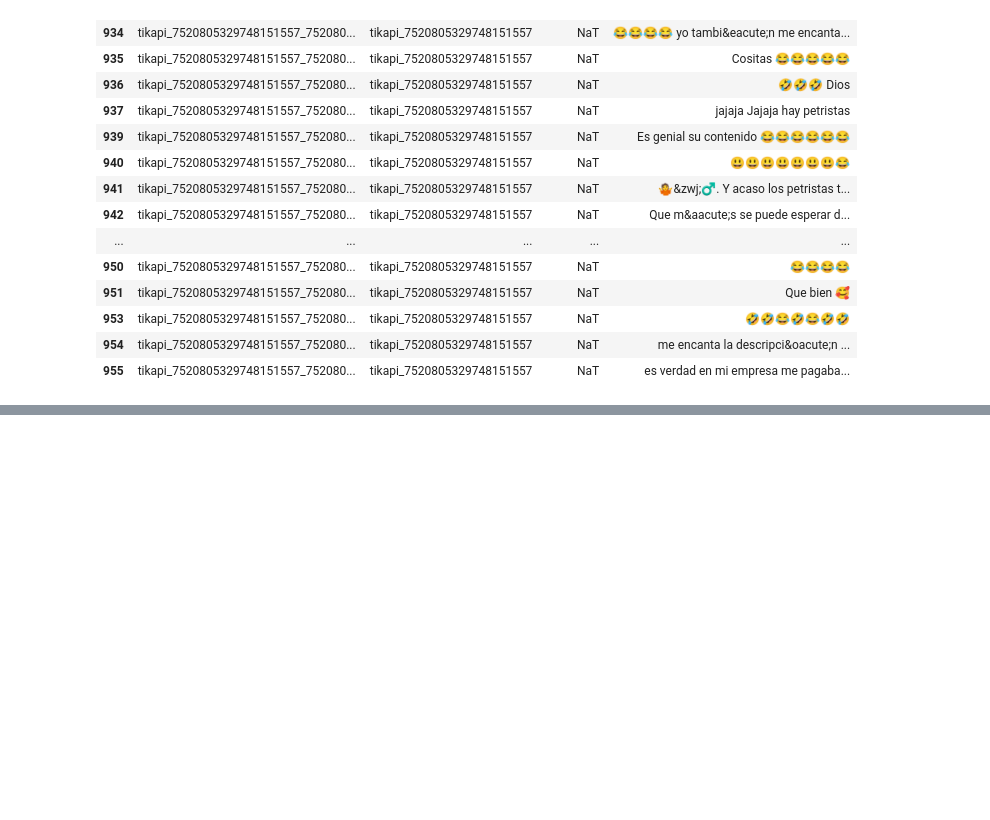
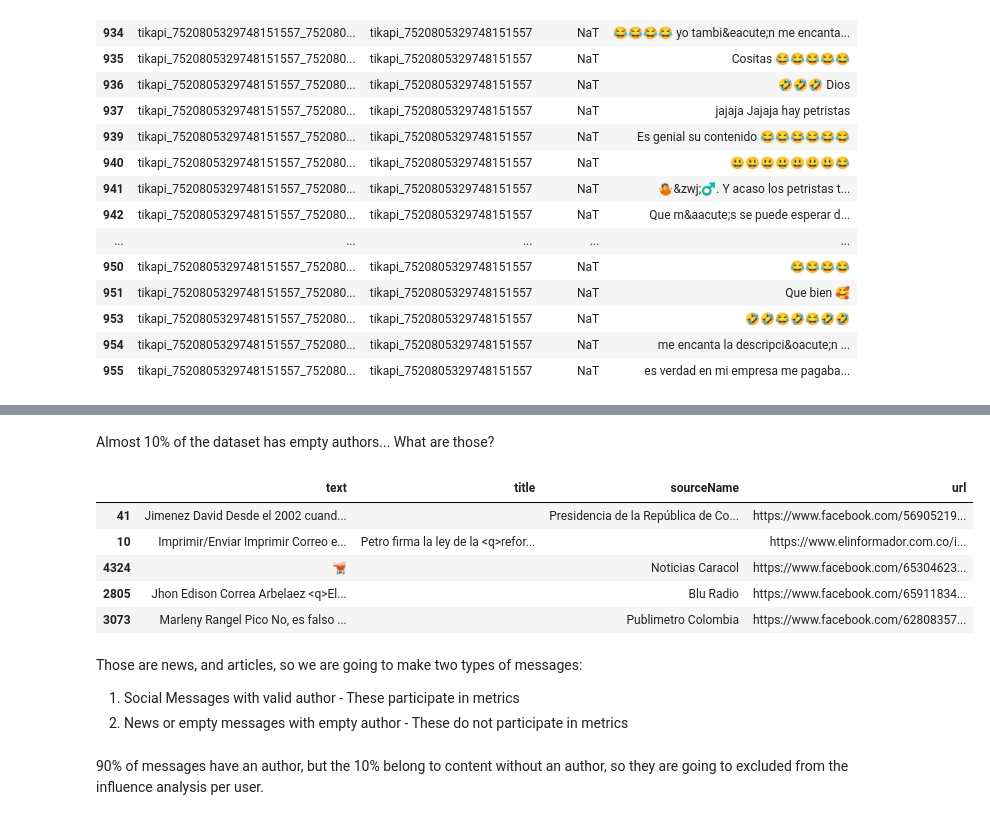
Before and after one commit to AndresPin0/atinna_challenge, a Jupyter notebook: notebooks/01_EDA_propagation.ipynb, the cells around one changed output, grey strips where cells are left out. Drawn from its saved outputs; the diff is of its cells as text; code cells hidden in the pictures; blank space fills up the shorter version.

Commit message:
feat: add EDA for metrics

```diff
--- a/notebooks/01_EDA_propagation.ipynb
+++ b/notebooks/01_EDA_propagation.ipynb
@@ -206,0 +238,16 @@ Podemos ver que todos los comentarios referencias directamente al root, es decir
+# %% [markdown]
+Almost 10% of the dataset has empty authors... What are those?
+# %%
+df_small[df_small["author"].str.strip() == ""].sample(5)[["text","title","sourceName","url"]]
+# %% [output]
+|  | text | title | sourceName | url |
+| 41 | Jimenez David Desde el 2002 cuand... |  | Presidencia de la República de Co... | https://www.facebook.com/56905219... |
+| 10 | Imprimir/Enviar Imprimir Correo e... | Petro firma la ley de la <q>refor... |  | https://www.elinformador.com.co/i... |
+| 4324 | 🫕 |  | Noticias Caracol | https://www.facebook.com/65304623... |
+| 2805 | Jhon Edison Correa Arbelaez <q>El... |  | Blu Radio | https://www.facebook.com/65911834... |
+| 3073 | Marleny Rangel Pico No, es falso ... |  | Publimetro Colombia | https://www.facebook.com/62808357... |
+# %% [markdown]
+Those are news, and articles, so we are going to make two types of messages:
+
+1. Social Messages with valid author - These participate in metrics
+2. News or empty messages with empty author - These do not participate in metrics
@@ -206,0 +258,2 @@ Podemos ver que todos los comentarios referencias directamente al root, es decir
+# %% [markdown]
+90% of messages have an author, but the 10% belong to content without an author, so they are going to excluded from the influence analysis per user.
```
Also changed, not shown: parts of 39 cells of this notebook, 1 other file.
